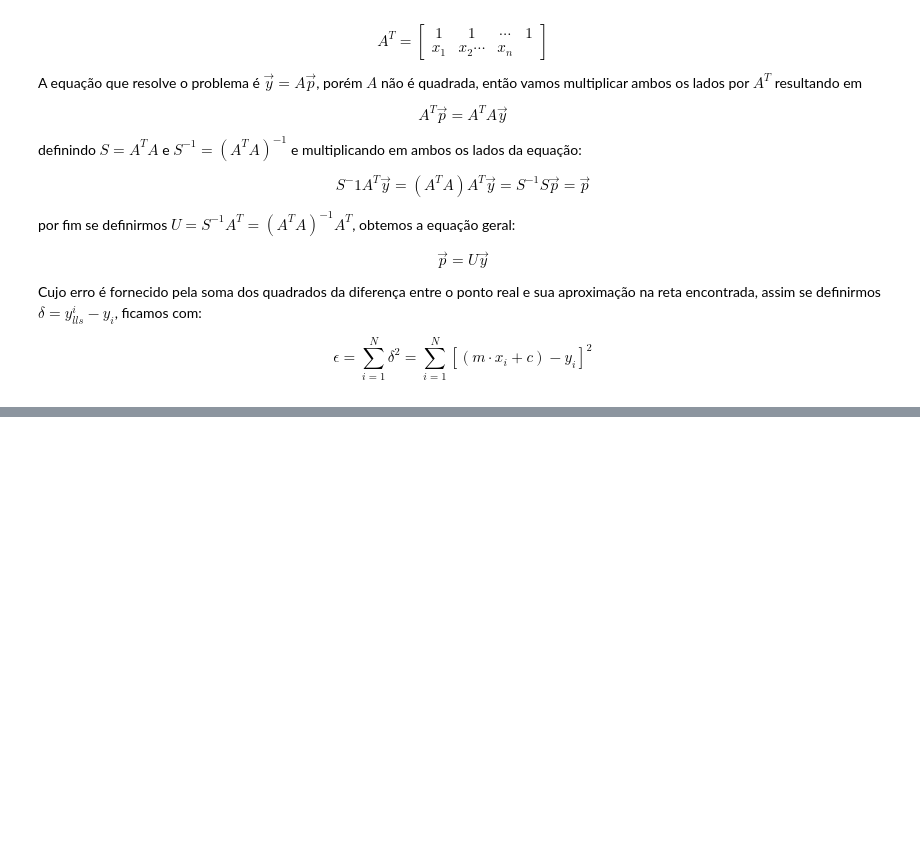
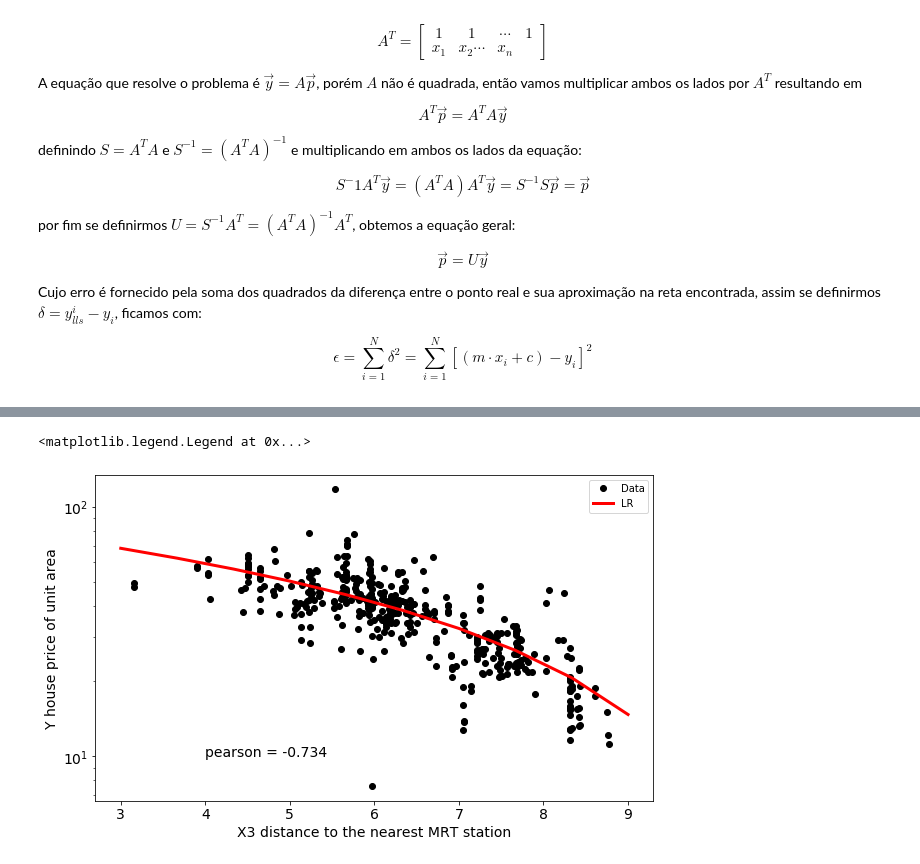
Before and after one commit to LucasAr22/Ciencia-de-dados, a Jupyter notebook: LLS-Regressão Linear/LinRegression.ipynb, the cells around one changed output, grey strips where cells are left out. Drawn from its saved outputs; the diff is of its cells as text; code cells hidden in the pictures; blank space fills up the shorter version.

```diff
--- a/LLS-Regressão Linear/LinRegression.ipynb
+++ b/LLS-Regressão Linear/LinRegression.ipynb
@@ -147,0 +215,23 @@ error =  3.1392657993333293
+# %%
+fig, axs = plt.subplots(figsize = (10,6))
+
+string_p = 'pearson = {}'.format(np.round(corr_p,3))
+
+x_ = np.linspace(3,9,10)
+y_ = p[0]*x_ + p[1]
+x_e = np.arange(3,10,1)
+axs.plot(X,Y,'o', color = 'black', label = 'Data')
+axs.plot(x_,y_,linewidth = 3, color = 'red', label = "LR")
+
+axs.set_xlabel(col[3], fontsize = 14)
+axs.set_ylabel(col[-1],fontsize = 14)
+axs.set_yscale('log')
+
+axs.text(4,10,string_p, fontsize = 14)
+
+plt.xticks(fontsize = 14)
+plt.yticks(fontsize = 14)
+plt.legend()
+# %% [output]
+<matplotlib.legend.Legend at 0x...>
+[figure, added]
```
Also changed, not shown: parts of 9 cells of this notebook, 1 other file.
